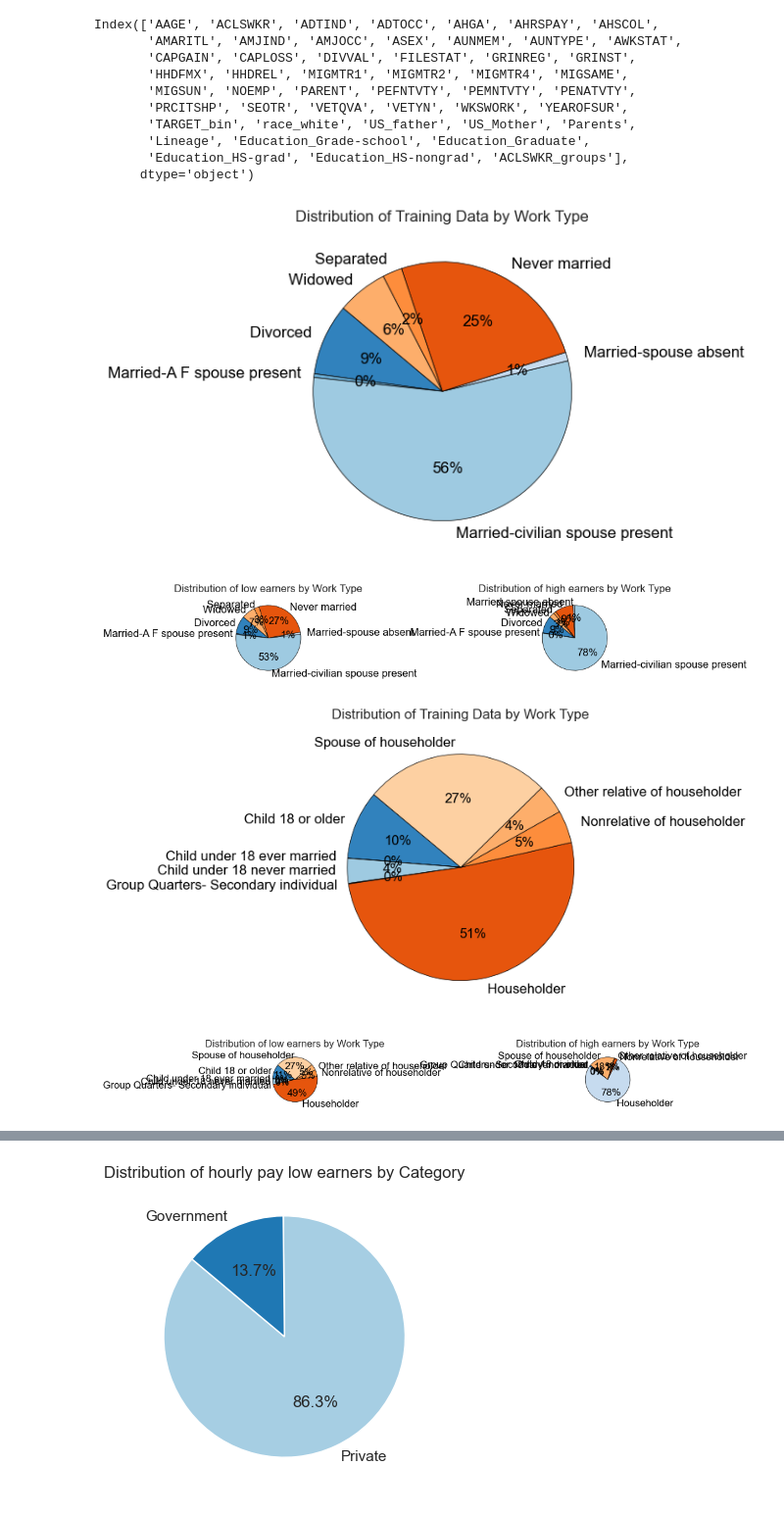
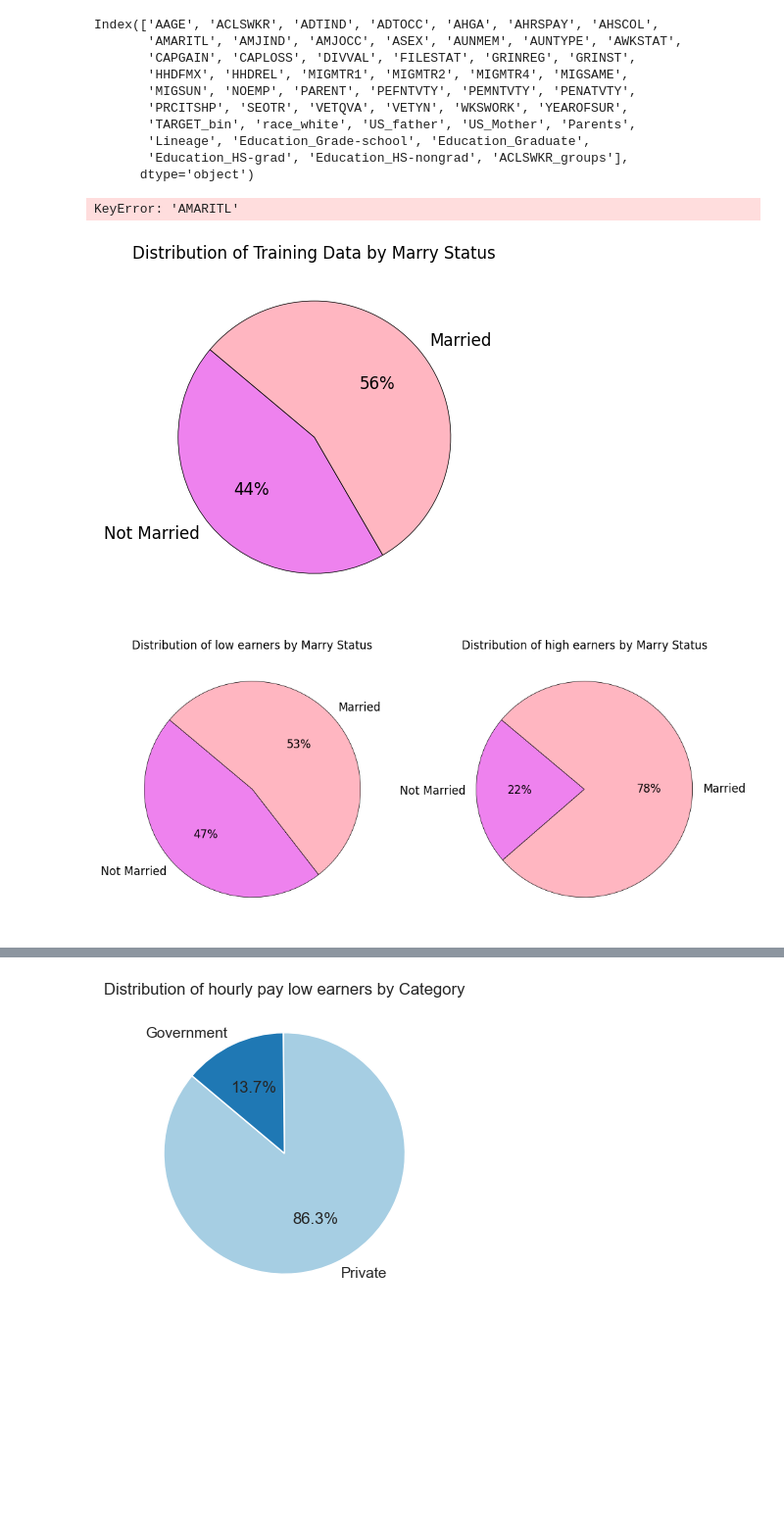
Before and after one commit to jedwingrove/US_census_income_task, a Jupyter notebook: Notebooks/WIP.ipynb, the cells around one changed output, grey strips where cells are left out. Shown at 98% size. Saved outputs shown, nothing was run; the diff lists cells and outputs as text; code cells hidden in the pictures; blank space fills up the shorter version.

```diff
--- a/Notebooks/WIP.ipynb
+++ b/Notebooks/WIP.ipynb
@@ -131,8 +131,8 @@ print('no. of duplicated samples = ',len(dupes))
 print('---- Before removing dupes ----')
 print('Train: n=', len(train_data), 'Test: n=',  len(test_data))
 # save the cleaned datasets
-train_data=train_data.drop_duplicates()
-test_data=test_data.drop_duplicates()
+train_data=train_data.drop_duplicates(keep='first')
+test_data=test_data.drop_duplicates(keep='first')
 
 print('---- After removing dupes ----')
 print('Train: n=', len(train_data), 'Test: n=',  len(test_data))
@@ -1143,7 +1157,7 @@ axes.pie(
     labels=category_counts.index,
     autopct='%1.0f%%',
     startangle=140,
-    colors=plt.cm.tab20c.colors,
+    colors=plt.cm.Greens,
     textprops={'fontsize': 12, 'color': 'black'},
     wedgeprops={'edgecolor': 'black', 'linewidth': 0.5},
     labeldistance=1.1,
@@ -1163,7 +1177,7 @@ axes[0].pie(
     labels=category_counts_low.index,
     autopct='%1.0f%%',
     startangle=140,
-    colors=plt.cm.tab20c.colors,
+    colors=plt.cm.Greenss,
     textprops={'fontsize': 12, 'color': 'black'},
     wedgeprops={'edgecolor': 'black', 'linewidth': 0.5},
     labeldistance=1.1,
@@ -1178,7 +1192,7 @@ axes[1].pie(
     labels=category_counts_high.index,
     autopct='%1.0f%%',
     startangle=140,
-    colors=plt.cm.tab20c.colors,
+    colors=plt.cm.Greens,
     textprops={'fontsize': 12, 'color': 'black'},
     wedgeprops={'edgecolor': 'black', 'linewidth': 0.5},
     labeldistance=1.1,
@@ -1190,8 +1204,7 @@ axes[1].set_title("Distribution of high earners by %s" % feature_name)
 plt.tight_layout()
 plt.show()
 # %% [output]
-[figure, removed]
-[figure, removed]
+KeyError: 'AMARITL'
 # %%
 df['Married'] = np.where(df['AMARITL'] == ' Married-civilian spouse present', 1, 0)
 df_test['Married'] = np.where(df_test['AMARITL'] == ' Married-civilian spouse present', 1, 0)
@@ -1204,8 +1217,8 @@ test_data.drop('AMARITL', axis=1, inplace=True)
 # %%
 df=train_data.copy()
 df_test=test_data.copy()
-feature='HHDREL'
-feature_name='Work Type'
+feature='Married'
+feature_name='Marry Status'
 
 high_earner_data, low_earner_data=update_earners_train(df)
 
@@ -1220,14 +1233,15 @@ category_counts_high = high_earner_data[feature].value_counts().sort_index()
 
 # Create subplots
 fig, axes = plt.subplots(1, 1, figsize=(8, 4))  # 1 row, 1 columns
-
+labels=['Not Married', 'Married']
+colors=['violet', 'lightpink']
 #pie chart for all earners
 axes.pie(
     category_counts,
-    labels=category_counts.index,
+    labels=labels,
     autopct='%1.0f%%',
     startangle=140,
-    colors=plt.cm.tab20c.colors,
+    colors=colors,
     textprops={'fontsize': 12, 'color': 'black'},
     wedgeprops={'edgecolor': 'black', 'linewidth': 0.5},
     labeldistance=1.1,
@@ -1243,39 +1257,39 @@ plt.show()
 fig, axes = plt.subplots(1, 2, figsize=(10, 5))  # 1 row, 2 columns
 # Pie chart for low earners
 axes[0].pie(
     category_counts_low,
-    labels=category_counts_low.index,
+    labels=labels,
     autopct='%1.0f%%',
     startangle=140,
-    colors=plt.cm.tab20c.colors,
+    colors=colors,
     textprops={'fontsize': 12, 'color': 'black'},
     wedgeprops={'edgecolor': 'black', 'linewidth': 0.5},
     labeldistance=1.1,
     pctdistance=0.6
 
 )
 axes[0].set_title("Distribution of low earners by %s" % feature_name)
 
 # Pie chart for high earners
 axes[1].pie(
     category_counts_high,
-    labels=category_counts_high.index,
+    labels=labels,
     autopct='%1.0f%%',
     startangle=140,
-    colors=plt.cm.tab20c.colors,
+    colors=colors,
     textprops={'fontsize': 12, 'color': 'black'},
     wedgeprops={'edgecolor': 'black', 'linewidth': 0.5},
     labeldistance=1.1,
     pctdistance=0.6
 )
 axes[1].set_title("Distribution of high earners by %s" % feature_name)
 
 # Adjust layout
 plt.tight_layout()
 plt.show()
 # %% [output]
-[figure, old version]
+[figure, new version]
-[figure, old version]
+[figure, new version]
 # %%
 df['Householder'] = np.where(df['HHDREL'] == ' Houoseholder', 1, 0)
 df_test['Huoseholder'] = np.where(df_test['HHDREL'] == ' Householder', 1, 0)
```
Also changed, not shown: parts of 15 cells of this notebook.
